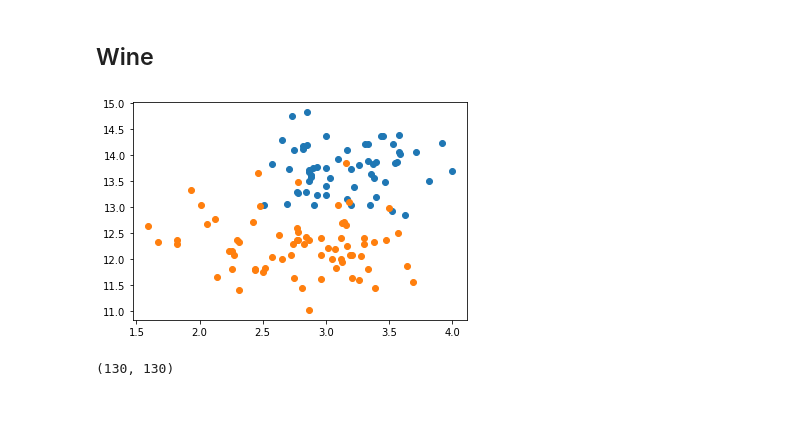
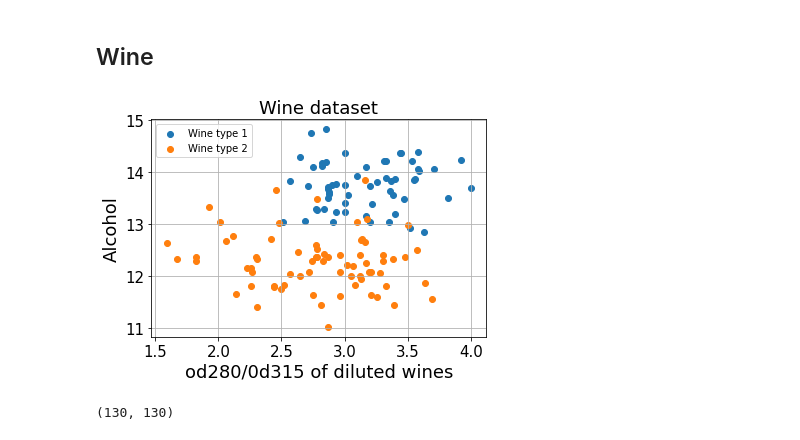
Before and after one commit to PashaIanko/Semi-Supervised-Labelling, a Jupyter notebook: main_notebook.ipynb, the cells around one changed output. Saved outputs shown, nothing was run; the diff lists cells and outputs as text; code cells hidden in the pictures; blank space fills up the shorter version.

```diff
--- a/main_notebook.ipynb
+++ b/main_notebook.ipynb
@@ -688,19 +691,47 @@ data = data.loc[
     (data['target'] == 1) | (data['target'] == 0),
     ['od280/od315_of_diluted_wines', 'alcohol', 'target']
 ]
-# %%
-X_real = data.loc[
-    :,
-    ['od280/od315_of_diluted_wines', 'alcohol']
-].values
-Y_real = data['target'].values
-
-plot_clusters(
-    X_real,
-    Y_real
-)
-# %% [output]
-[figure, removed]
+# %%
+X_real = data.loc[
+    :,
+    ['od280/od315_of_diluted_wines', 'alcohol']
+].values
+Y_real = data['target'].values
+
+
+def plot_real_clusters(X, Y, legend, title):
+    fig, ax = plt.subplots()
+    unique_clusters = np.unique(Y)
+    for c in unique_clusters:
+        mask = Y == c
+        subset = X[mask]
+        ax.scatter(
+            subset[:, 0],
+            subset[:, 1]
+        )
+    plt.grid()
+
+    fontsize = 18
+    labelsize = 15
+    plt.xlabel('od280/0d315 of diluted wines', fontsize = fontsize)
+    plt.ylabel('Alcohol', fontsize = fontsize)
+    plt.tick_params(axis = 'both', labelsize = labelsize)
+    plt.title(title, fontsize = fontsize)
+    plt.legend(legend)
+
+
+plot_real_clusters(
+    X_real,
+    Y_real,
+    legend = ['Wine type 1', 'Wine type 2'],
+    title = 'Wine dataset'
+)
+# plot_clusters(
+#     X_real,
+#     Y_real
+# )
+# %% [output]
+[figure, added]
 # %%
 weights_real = pairwise_distances(X_real, metric = 'euclidean')
 weights_real = 1 / (weights_real + 0.001)
```
Also changed, not shown: parts of 20 cells of this notebook.
